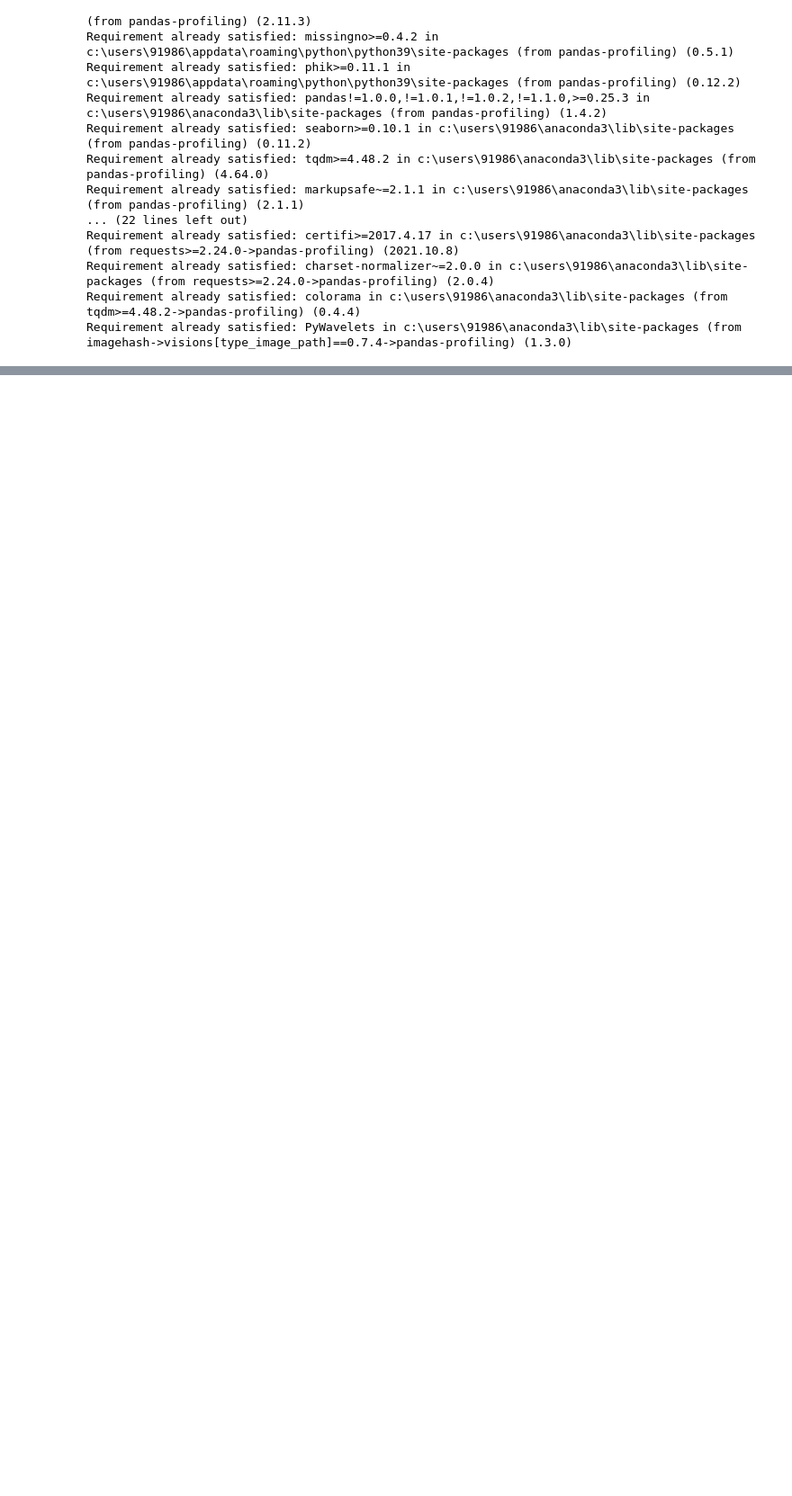
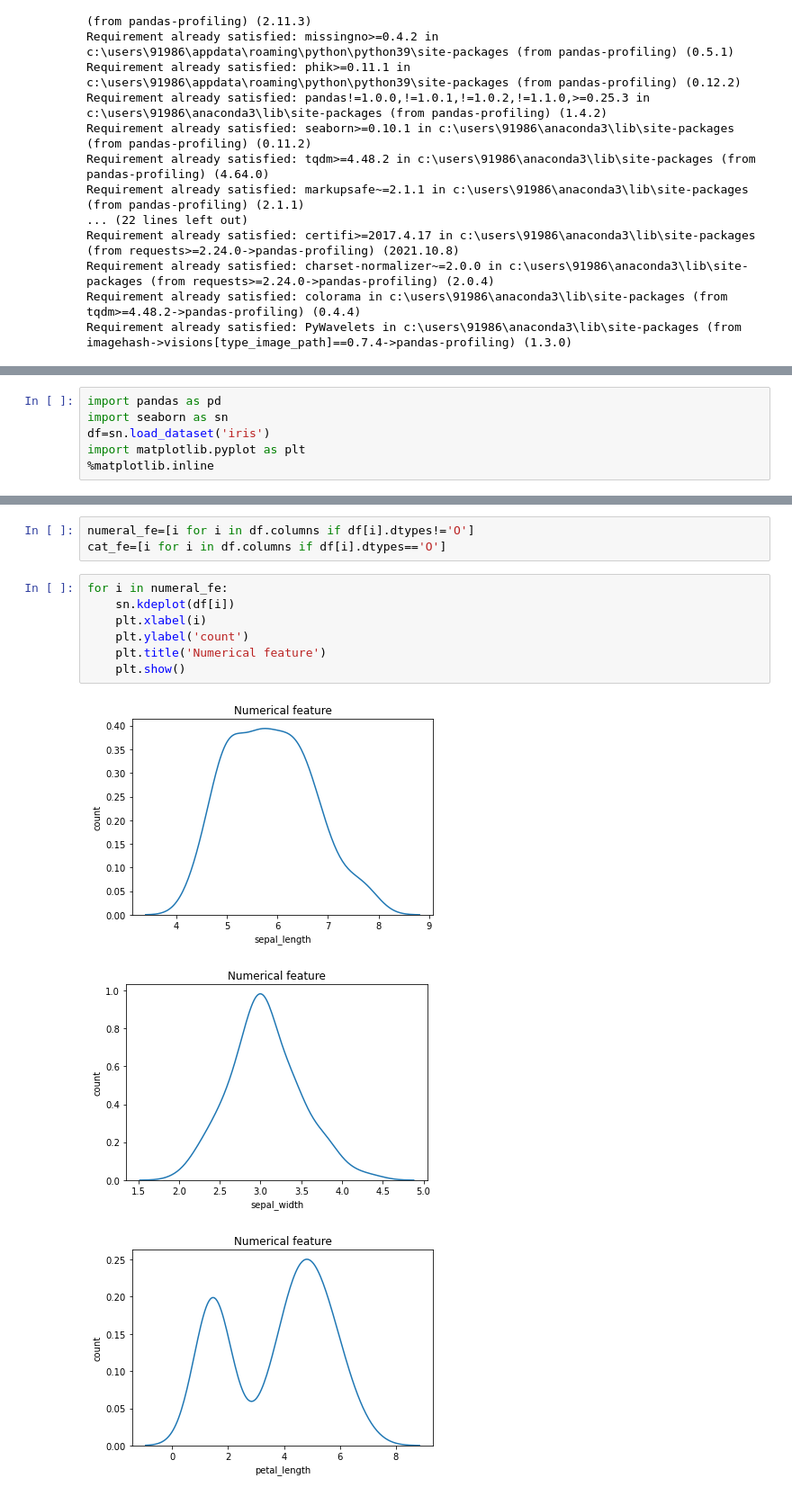
Before and after one commit to Zeeshankhan29/Database, a Jupyter notebook: Visulazation.ipynb, the cells around one changed output, grey strips where cells are left out. Shown at 90% size. Cells and saved outputs as stored; diff of their text form; blank space fills up the shorter version.

```diff
--- a/Visulazation.ipynb
+++ b/Visulazation.ipynb
@@ -128,3 +128,9 @@ Requirement already satisfied: PyWavelets in c:\users\91986\anaconda3\lib\site-p
 ProfileReport(df)
 # %% [output]
 [interactive output not drawn]
+# %%
+import pandas as pd
+import seaborn as sn
+df=sn.load_dataset('iris')
+import matplotlib.pyplot as plt
+%matplotlib.inline
@@ -130,0 +139,14 @@ ProfileReport(df)
+# %%
+numeral_fe=[i for i in df.columns if df[i].dtypes!='O']
+cat_fe=[i for i in df.columns if df[i].dtypes=='O']
+# %%
+for i in numeral_fe:
+    sn.kdeplot(df[i])
+    plt.xlabel(i)
+    plt.ylabel('count')
+    plt.title('Numerical feature')
+    plt.show()
+# %% [output]
+[figure, added]
+[figure, added]
+[figure, added]
```
Also changed, not shown: parts of 6 cells of this notebook, 4 other files.
